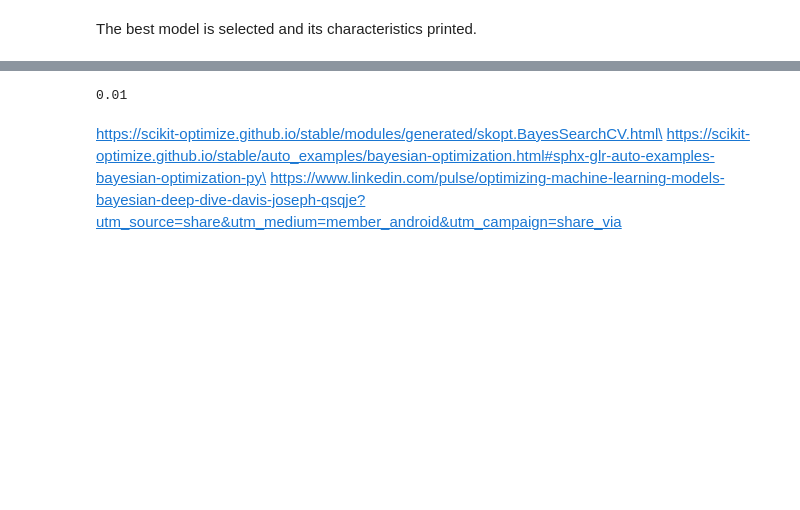
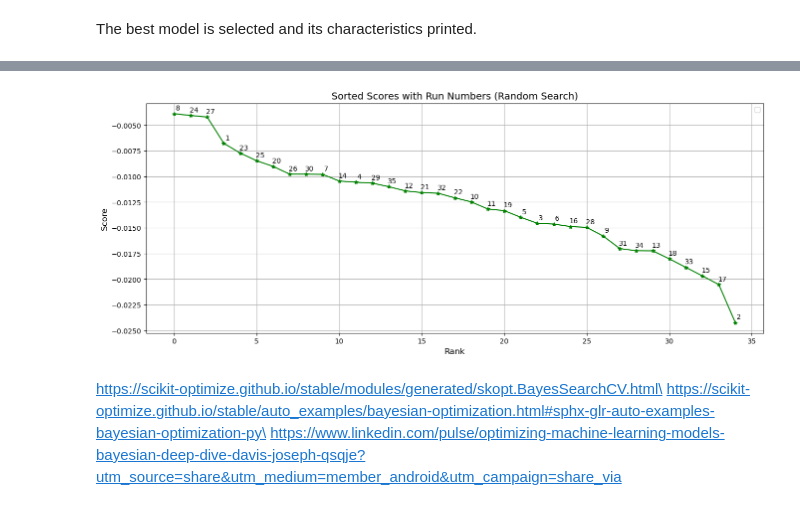
Before and after one commit to ThMRudolf/2024_Project_NumericalMethods, a Jupyter notebook: Optimizacion_Bayesiana_2024_rdf_en.ipynb, the cells around one changed output, grey strips where cells are left out. Drawn from its saved outputs; the diff is of its cells as text; code cells hidden in the pictures; blank space fills up the shorter version.

```diff
--- a/Optimizacion_Bayesiana_2024_rdf_en.ipynb
+++ b/Optimizacion_Bayesiana_2024_rdf_en.ipynb
@@ -362,7 +407,34 @@ TypeError: 'float' object is not callable
-# %%
-params['l2_reg']
-# %% [output]
-0.01
+# %%
+mse_values = [result['mse'] for result in results]
+
+# Sort scores and retain original indices
+mse_values = np.array(mse_values)*-(1)
+original_indices = np.argsort(mse_values)[::-1]  # Indices for descending order
+
+mse_values_sorted = mse_values[original_indices]
+N = np.arange(0, len(mse_values_sorted) )
+idx_opt_value = original_indices[len(original_indices)-1]
+
+
+# Set up the figure size
+plt.figure(figsize=(16, 6))  # Width: 10 inches, Height: 6 inches
+
+plt.plot(N, mse_values_sorted,'g*-')
+
+
+for i, idx in enumerate(original_indices):
+    plt.annotate(f"{idx+1}", (N[i], mse_values_sorted[i]), textcoords="offset points", xytext=(5, 5), ha='center')
+
+# Add labels, title, and legend
+plt.xlabel("Rank", fontsize=12)
+plt.ylabel("Score", fontsize=12)
+plt.title("Sorted Scores with Run Numbers (Random Search)", fontsize=14)
+plt.legend(loc="upper right", fontsize=10)  # Add a legend at the top right
+plt.grid()
+# Show the plot
+plt.show()
+# %% [output]
+[figure, added]
 # %% [markdown]
 https://scikit-optimize.github.io/stable/modules/generated/skopt.BayesSearchCV.html\
 https://scikit-optimize.github.io/stable/auto_examples/bayesian-optimization.html#sphx-glr-auto-examples-bayesian-optimization-py\
```
Also changed, not shown: parts of 7 cells of this notebook.
